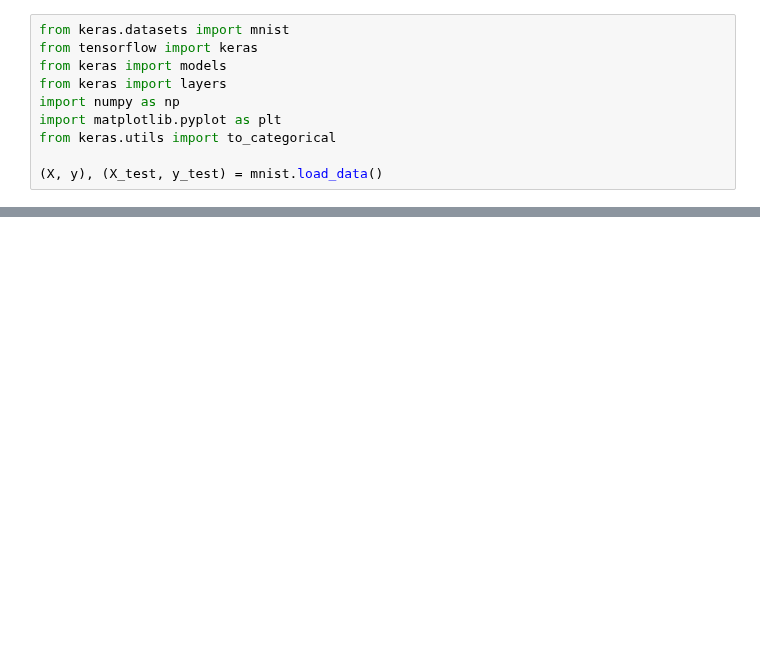
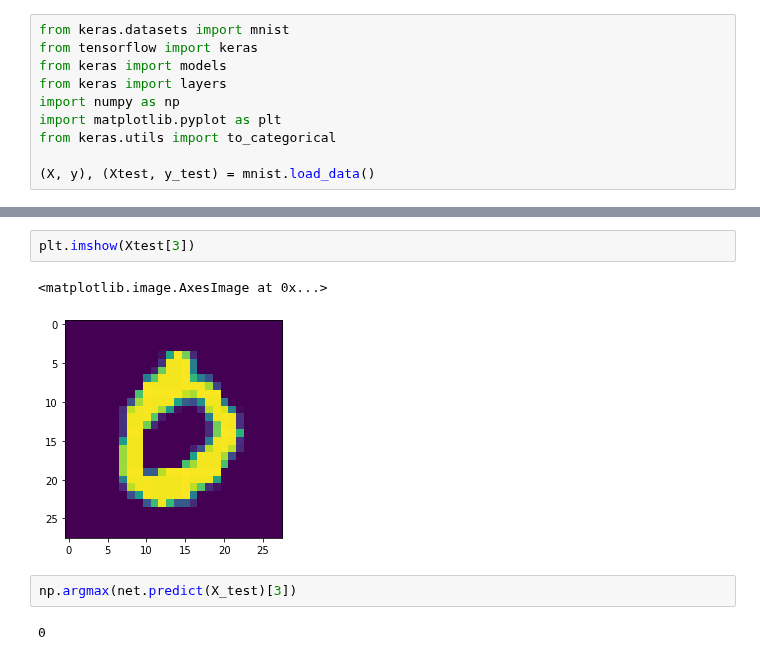
Before and after one commit to cho-jr/2020_cphys2, a Jupyter notebook: hw8_1.ipynb, the cells around one changed output, grey strips where cells are left out. Drawn from its saved outputs; the diff is of its cells as text; blank space fills up the shorter version.

```diff
--- a/hw8_1.ipynb
+++ b/hw8_1.ipynb
@@ -9,4 +9,4 @@ import numpy as np
 import matplotlib.pyplot as plt
 from keras.utils import to_categorical
 
-(X, y), (X_test, y_test) = mnist.load_data()
+(X, y), (Xtest, y_test) = mnist.load_data()
@@ -19,0 +73,9 @@ net.
+# %%
+plt.imshow(Xtest[3])
+# %% [output]
+<matplotlib.image.AxesImage at 0x...>
+[figure, added]
+# %%
+np.argmax(net.predict(X_test)[3])
+# %% [output]
+0
```
Also changed, not shown: parts of 10 cells of this notebook.
